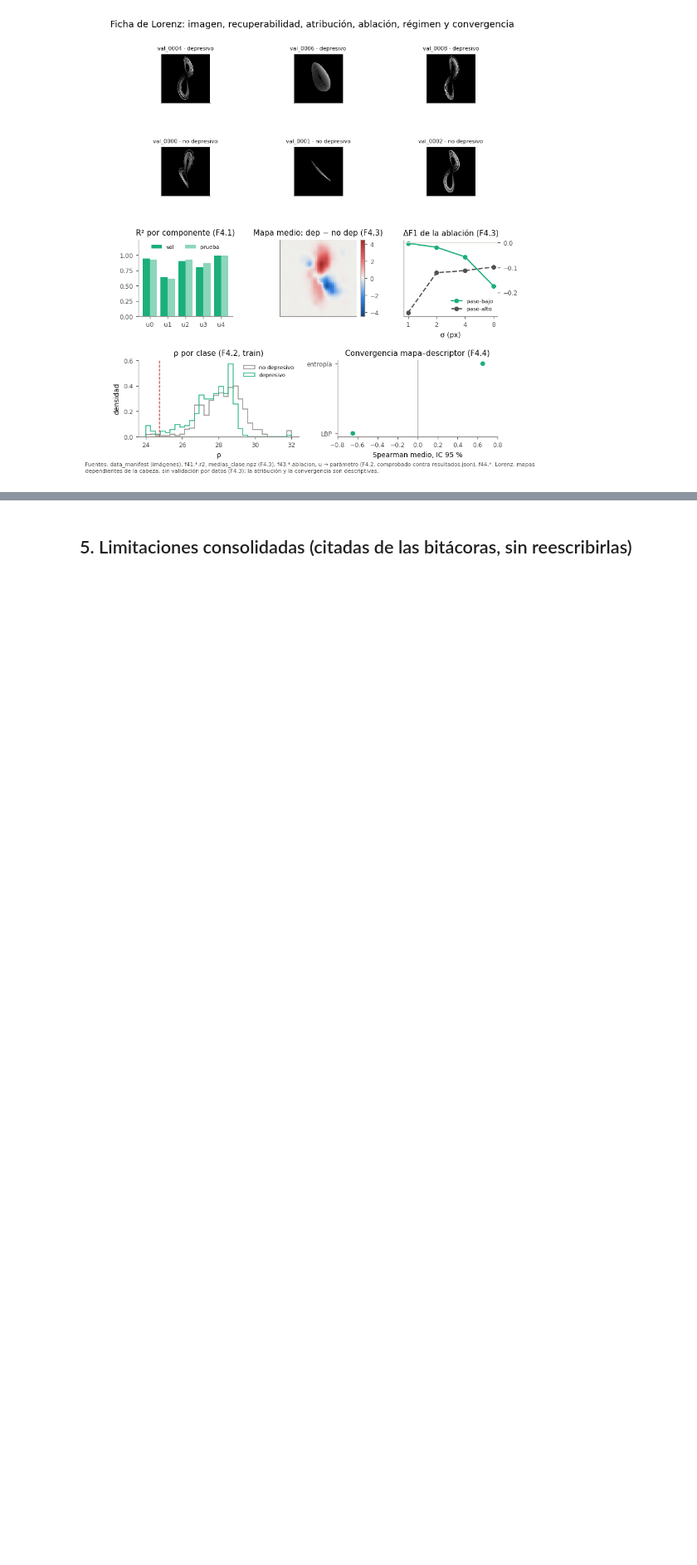
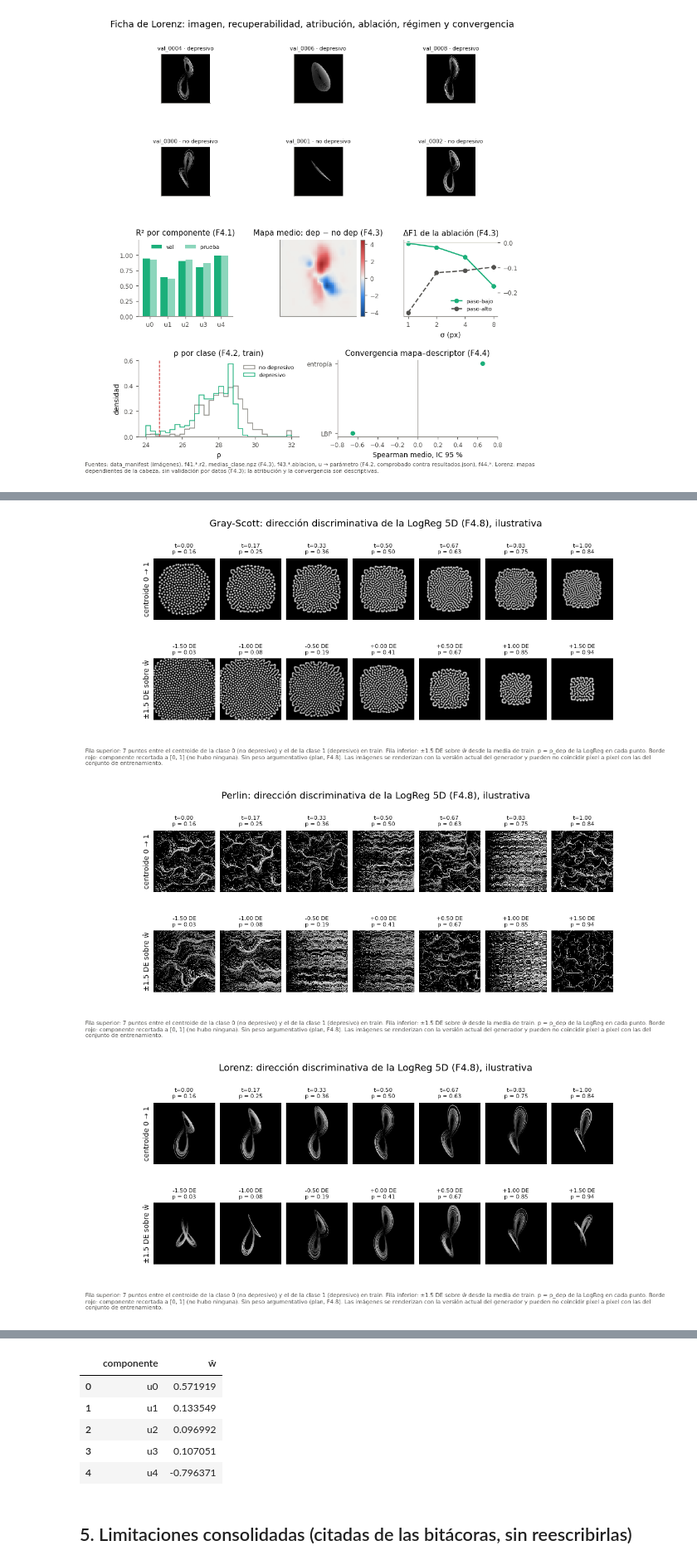
Before and after one commit to DpalaciosR20/ttdicevc, a Jupyter notebook: notebooks/Fase4_sintesis.ipynb, the cells around one changed output, grey strips where cells are left out. Shown at 83% size. Cells and saved outputs as stored; diff of their text form; code cells hidden in the pictures; blank space fills up the shorter version.

```diff
--- a/notebooks/Fase4_sintesis.ipynb
+++ b/notebooks/Fase4_sintesis.ipynb
@@ -484,0 +442,62 @@ pd.DataFrame({'componente': [f'u{i}' for i in range(5)], 'ŵ': w})
+# %%
+REC = REPO / 'results' / 'f48_figura' / 'recorridos.json'
+blob = subprocess.run(['git', 'show', 'HEAD:results/f48_figura/recorridos.json'], cwd=REPO, capture_output=True).stdout
+check('recorridos.json de F4.8 = blob versionado en HEAD (F4.8 no tiene claves canónicas)',
+      hashlib.sha256(blob.replace(b'\r\n', b'\n')).hexdigest() == sha_lf(REC))
+D48 = json.loads(REC.read_text(encoding='utf-8'))
+w = np.array(D48['direccion']['w_unitario'])
+from PIL import Image as PILImage
+IMG48 = REPO / 'results' / 'f48_figura' / 'imagenes'
+NOTA48 = ('Sin peso argumentativo (plan, F4.8). Las imágenes se renderizan con la versión actual del generador y pueden no '
+          'coincidir píxel a píxel con las del conjunto de entrenamiento.')
+RECS = ('centroides', 'direccion')
+for t in TECHS:
+    rutas = [IMG48 / f'{t}_{r}_{j}.png' for r in RECS for j in range(len(D48['recorridos'][r]['u']))]
+    for pth in rutas:
+        rel = pth.relative_to(REPO).as_posix()
+        b = subprocess.run(['git', 'show', f'HEAD:{rel}'], cwd=REPO, capture_output=True).stdout
+        assert hashlib.sha256(b).hexdigest() == sha(pth), rel
+    check(f'F4.8 {t}: las {len(rutas)} imágenes = blobs versionados en HEAD', True)
+for n_fig, t in enumerate(TECHS, start=5):
+    fig, axes = plt.subplots(2, 7, figsize=(10.5, 3.9), gridspec_kw={'hspace': 0.45, 'wspace': 0.08})
+    for i, r in enumerate(RECS):
+        R_ = D48['recorridos'][r]
+        for j, ax in enumerate(axes[i]):
+            ax.imshow(np.array(PILImage.open(IMG48 / f'{t}_{r}_{j}.png').convert('L')), cmap='gray', vmin=0, vmax=255)
+            ax.set_xticks([]); ax.set_yticks([])
+            rec = bool(R_['recortado'][j])
+            for sp in ax.spines.values():
+                sp.set_visible(rec); sp.set_color(style.THRESHOLD_COLOR); sp.set_linewidth(1.6)
+            ax.set_title(f"{R_['ticks'][j]}\np = {R_['p_dep_logreg'][j]:.2f}", fontsize=style.FONT_SIZES['annot'])
+        axes[i, 0].set_ylabel(R_['etiqueta'], fontsize=style.FONT_SIZES['label'])
+    fig.suptitle(f'{LBL[t]}: dirección discriminativa de la LogReg 5D (F4.8), ilustrativa', y=1.04)
+    pie(fig, 'Fila superior: 7 puntos entre el centroide de la clase 0 (no depresivo) y el de la clase 1 (depresivo) en train. '
+             'Fila inferior: ±1.5 DE sobre ŵ desde la media de train. p = p_dep de la LogReg en cada punto. Borde rojo: '
+             'componente recortada a [0, 1] (no hubo ninguna). ' + NOTA48, y=0.0)
+    guardar(fig, f'fase4_0{n_fig}_direccion_{t}', f'Dirección discriminativa de F4.8 renderizada con {LBL[t]} (ilustrativa)',
+            f'results/f48_figura/imagenes/{t}_*.png, results/f48_figura/recorridos.json')
+
+fig, axes = plt.subplots(1, 3, figsize=(8.4, 3.0), gridspec_kw={'wspace': 0.5})
+ax = axes[0]
+ax.bar(range(5), w, color=[style.INK_SECONDARY] * 5)
+ax.axhline(0, color=style.GRID, lw=0.8)
+ax.set_xticks(range(5)); ax.set_xticklabels([f'u{i}' for i in range(5)]); ax.set_title('ŵ por componente (F4.8)')
+ax = axes[1]
+fk = G['gray_scott']['fk_por_clase']
+ax.bar([0, 1], [fk['nodep']['f_media'], fk['dep']['f_media']], color=[style.MUTED, style.TECH_COLOR['gray_scott']])
+ax.set_xticks([0, 1]); ax.set_xticklabels(['no depresivo', 'depresivo']); ax.set_ylim(0.02, 0.046)
+ax.set_title('Gray-Scott: media de f (u0)')
+ax = axes[2]
+mw = G['pruebas']['perlin_mw_octavas']
+ax.bar([0, 1], [mw['mediana_nodep'], mw['mediana_dep']], color=[style.MUTED, style.TECH_COLOR['perlin']])
+ax.set_xticks([0, 1]); ax.set_xticklabels(['no depresivo', 'depresivo']); ax.set_title('Perlin: mediana de octavas (u4)')
+fig.suptitle('Dirección ŵ y separación por clase en F4.2: coherencia descriptiva, sin peso argumentativo', y=1.08)
+pie(fig, 'ŵ en el espacio de u (results/f48_figura/recorridos.json). Media de f y mediana de octavas por clase en train '
+         '(results/f42_regimen/resultados.json). Sin peso argumentativo (plan, F4.8).', y=-0.08)
+guardar(fig, 'fase4_08_direccion_componentes', 'ŵ por componente (F4.8) y separación por clase de u0 (f) y u4 (octavas) en F4.2',
+        'results/f48_figura/recorridos.json, results/f42_regimen/resultados.json')
+pd.DataFrame({'componente': [f'u{i}' for i in range(5)], 'ŵ': w})
+# %% [output]
+[figure, added]
+[figure, added]
+[figure, added]
@@ -485,3 +505,9 @@ pd.DataFrame({'componente': [f'u{i}' for i in range(5)], 'ŵ': w})
+|  | componente | ŵ |
+| 0 | u0 | 0.571919 |
+| 1 | u1 | 0.133549 |
+| 2 | u2 | 0.096992 |
+| 3 | u3 | 0.107051 |
+| 4 | u4 | -0.796371 |
 # %% [markdown]
 ## 5. Limitaciones consolidadas (citadas de las bitácoras, sin reescribirlas)
 # %%
```
Also changed, not shown: parts of 6 cells of this notebook, 9 other files.
